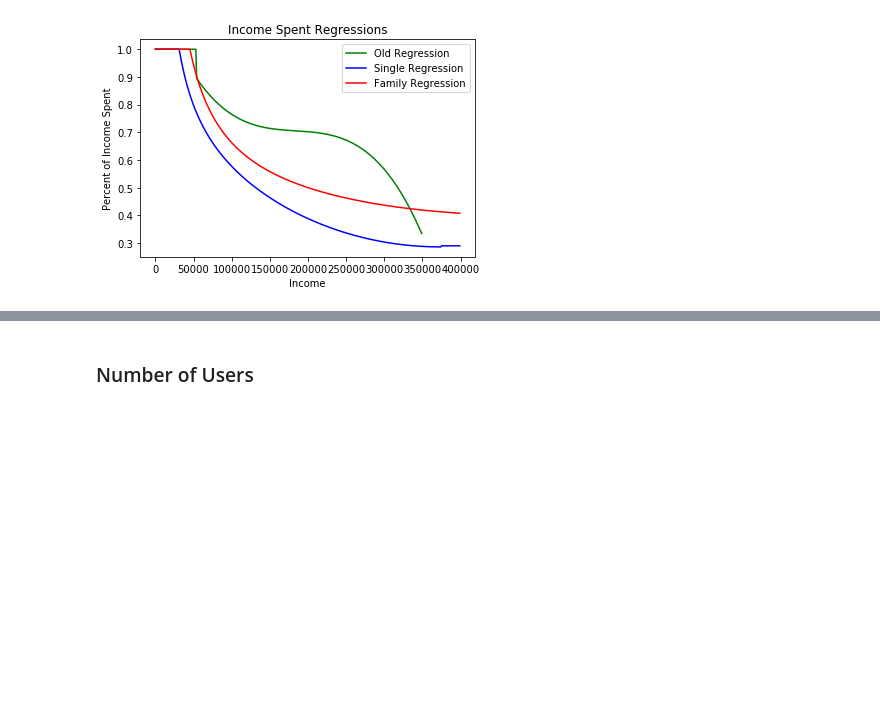
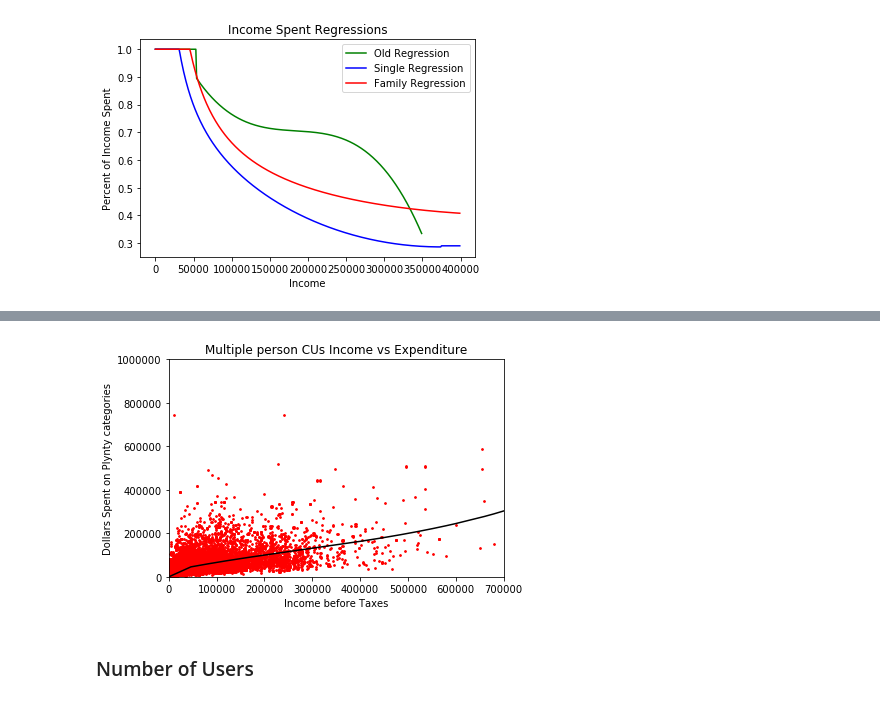
Before and after one commit to lunhuamao/BLS_Python_Analysis, a Jupyter notebook: PlyntyNotebook.ipynb, the cells around one changed output, grey strips where cells are left out. Saved outputs shown, nothing was run; the diff lists cells and outputs as text; code cells hidden in the pictures; blank space fills up the shorter version.

```diff
--- a/PlyntyNotebook.ipynb
+++ b/PlyntyNotebook.ipynb
@@ -459,3 +539,14 @@ plt.show()
+# %%
+plt.scatter(incomeRegressionFamily.FINCBTXM, incomeRegressionFamily.TotalExp, color='r', s=3)
+plt.plot(sortedIncomeFamilyRegression, familyIncomeRegressionExamples, color = "black")
+plt.xlabel("Income before Taxes")
+plt.ylabel("Dollars Spent on Plynty categories")
+plt.title("Multiple person CUs Income vs Expenditure")
+plt.xlim(0,700000)
+plt.ylim(0,1000000)
+plt.show()
+# %% [output]
+[figure, added]
 # %% [markdown]
 ### Number of Users
 # %%
```
Also changed, not shown: parts of 23 cells of this notebook, 3 other files.
